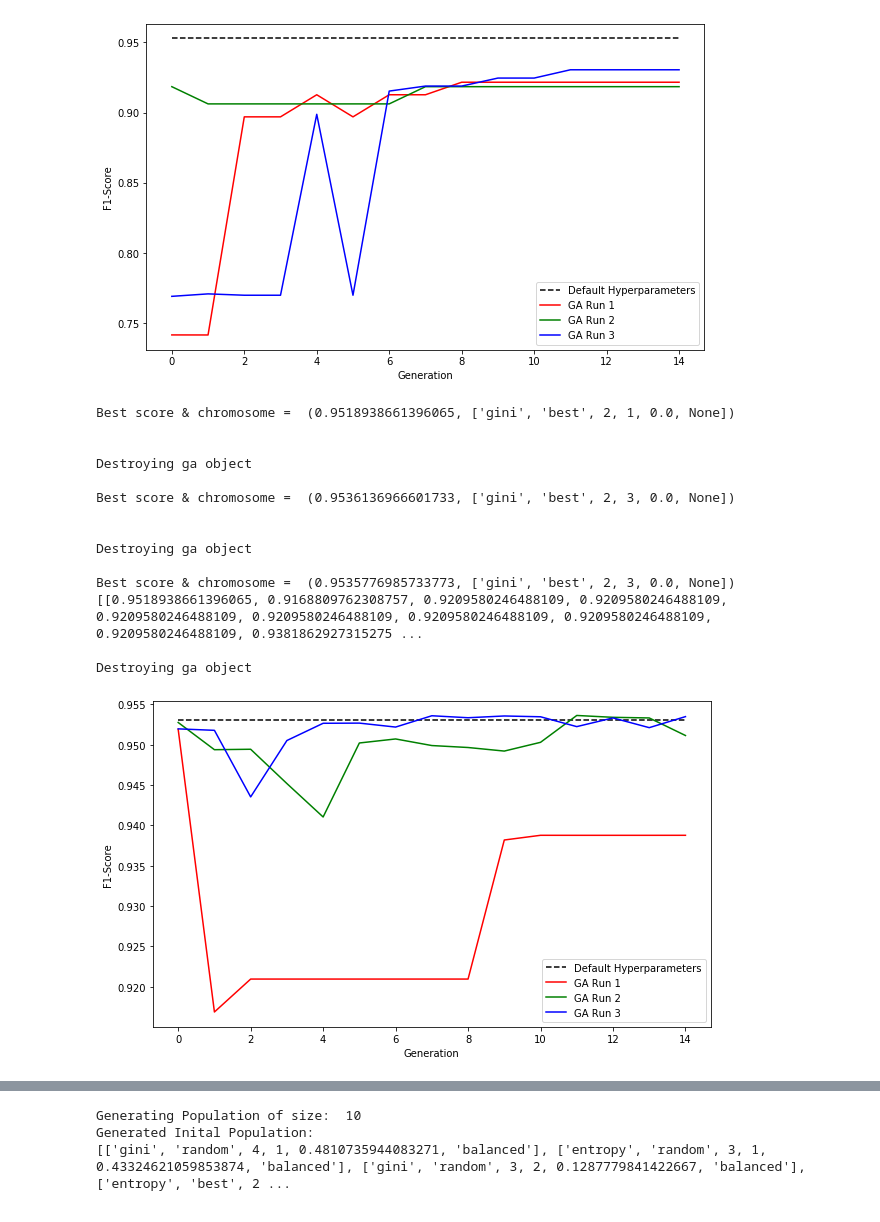
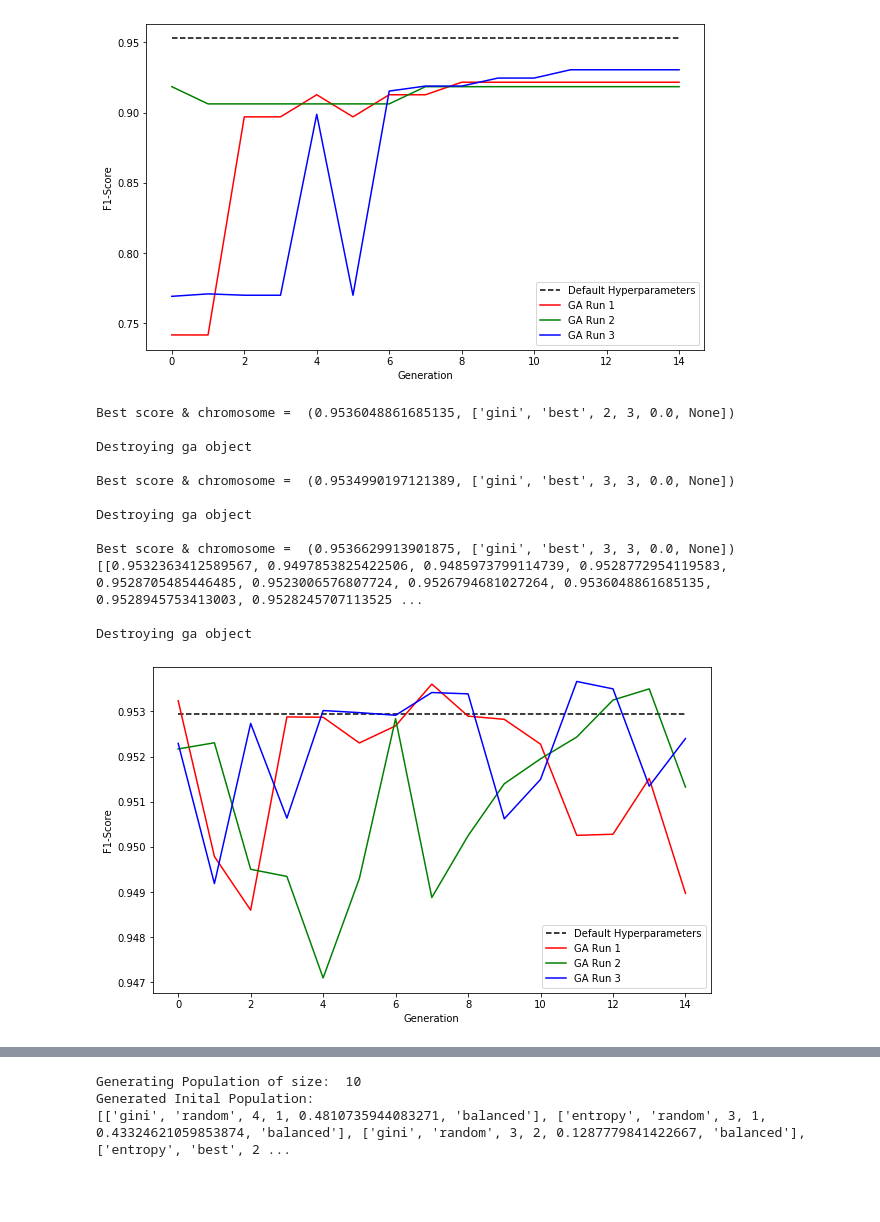
Before and after one commit to NorthOfNull/ML, a Jupyter notebook: Genetic Algorithm.ipynb, the cells around one changed output, grey strips where cells are left out. Cells and saved outputs as stored; diff of their text form; code cells hidden in the pictures.

```diff
--- a/Genetic Algorithm.ipynb
+++ b/Genetic Algorithm.ipynb
@@ -2,0 +8,27 @@ import kf_bio_optimisation_lib as kf_bio
+# %%
+# DECISION TREE CLASSIFIER GA RESULTS
+# Genetic Algorithm using 10 generations with a population size of 10 for each dataset
+# Each chromosome is evaluated with Stratified 10-fold Cross Validation and
+# uses Heuristic Inital Population Generation
+best_dataset_chromosomes = []
+
+for dataset_path in kf.dataset_path_list:
+    ga = kf_bio.kf_genetic_algorithm(classifier='DecisionTreeClassifier', dataset_path=dataset_path,
+                          population_size=10, generations=10, evaluation_method='cv', initial_pop_gen_method='heuristic',
+                          extended_dataset=False)
+
+    sorted_score_chromosome_list = ga.run()
+
+    best_score_chromosome = sorted_score_chromosome_list[0]
+    print("Best score & chromosome for dataset ", dataset_path, " =", best_score_chromosome)
+
+    # Get the best result from the 3 runs for this dataset
+    best_dataset_chromosomes.append(best_score_chromosome)
+
+    del ga, sorted_score_chromosome_list, best_score_chromosome
+
+print("BEST CHROMOSOME PERFORMERS = ")
+for c in best_dataset_chromosomes:
+    print(c)
+
+del ga
@@ -3,5 +136,5 @@ import kf_bio_optimisation_lib as kf_bio
 # %%
-# DECISION TREE CLASSIFIER GA RESULTS
+# RANDOM FOREST CLASSIFIER GA RESULTS
 # Genetic Algorithm using 10 generations with a population size of 10 for each dataset
 # Each chromosome is evaluated with Stratified 10-fold Cross Validation and
 # uses Heuristic Inital Population Generation
@@ -11,8 +144,9 @@ for dataset_path in kf.dataset_path_list:
     best_run_results = []
 
     for run in range(0, 3):
-        ga = kf_genetic_algorithm(classifier='DecisionTreeClassifier', dataset_path=dataset_path,
-                              population_size=10, generations=10, evaluation_method='cv', initial_pop_gen_method='heuristic')
+        ga = kf_bio.kf_genetic_algorithm(classifier='RandomForestClassifier', dataset_path=dataset_path,
+                              population_size=10, generations=10, evaluation_method='cv',
+                              initial_pop_gen_method='heuristic', extended_dataset=False)
 
         sorted_score_chromosome_list = ga.run()
 
@@ -20,6 +154,7 @@ for dataset_path in kf.dataset_path_list:
         print("Best score & chromosome for run ", run + 1, " =", best_score_chromosome)
 
         best_run_results.append(best_score_chromosome)
+        del ga
 
 
     best_run_results = sorted(best_run_results, key=lambda x: x[0], reverse=True)
@@ -130,7 +215,7 @@ dataset_path = "../Datasets/ISOT Botnet 2010/Pre-processed/isot_botnet.csv"
 run_results = []
 
 for run in range(0, 3):
-    ga = kf_genetic_algorithm(classifier='DecisionTreeClassifier', dataset_path=dataset_path,
+    ga = kf_bio.kf_genetic_algorithm(classifier='DecisionTreeClassifier', dataset_path=dataset_path,
                           population_size=10, generations=15, evaluation_method='cv', initial_pop_gen_method='random')
 
     sorted_score_chromosome_list = ga.run()
@@ -176,48 +261,47 @@ Destroying ga object
 # Generations = 10
 # Chromosome Evaluation Method = Cross Validation (cv)
 # Initial Population Generation Method = Heuristic
+import matplotlib.pyplot as plt
 dataset_path = "../Datasets/ISOT Botnet 2010/Pre-processed/isot_botnet.csv"
-
 run_results = []
 
 for run in range(0, 3):
-    ga = kf_genetic_algorithm(classifier='DecisionTreeClassifier', dataset_path=dataset_path,
-                          population_size=10, generations=15, evaluation_method='cv', initial_pop_gen_method='heuristic')
+    ga = kf_bio.kf_genetic_algorithm(classifier='DecisionTreeClassifier', dataset_path=dataset_path,
+                          population_size=10, generations=15, evaluation_method='cv',
+                          initial_pop_gen_method='heuristic', extended_dataset=False)
 
     sorted_score_chromosome_list = ga.run()
 
     best_score_chromosome = sorted_score_chromosome_list[0]
     print("Best score & chromosome = ", best_score_chromosome)
 
     scores = ga.best_generation_fitness_scores
     run_results.append(scores)
 
 #print(baseline)
 print(run_results)
 
 plt.figure(figsize=(10,6))
 plt.xlabel('Generation')
 plt.ylabel('F1-Score')
 plt.plot(baseline, c='k', linestyle='--', label='Default Hyperparameters')
 plt.plot(run_results[0], c='r', label='GA Run 1')
 plt.plot(run_results[1], c='g', label='GA Run 2')
 plt.plot(run_results[2], c='b', label='GA Run 3')
 plt.legend(loc='lower right')
 
 del ga
 # %% [output]
-Best score & chromosome =  (0.9518938661396065, ['gini', 'best', 2, 1, 0.0, None])
-
+Best score & chromosome =  (0.9536048861685135, ['gini', 'best', 2, 3, 0.0, None])
 
 Destroying ga object
 
-Best score & chromosome =  (0.9536136966601733, ['gini', 'best', 2, 3, 0.0, None])
-
+Best score & chromosome =  (0.9534990197121389, ['gini', 'best', 3, 3, 0.0, None])
 
 Destroying ga object
 
-Best score & chromosome =  (0.9535776985733773, ['gini', 'best', 2, 3, 0.0, None])
-[[0.9518938661396065, 0.9168809762308757, 0.9209580246488109, 0.9209580246488109, 0.9209580246488109, 0.9209580246488109, 0.9209580246488109, 0.9209580246488109, 0.9209580246488109, 0.9381862927315275 ...
+Best score & chromosome =  (0.9536629913901875, ['gini', 'best', 3, 3, 0.0, None])
+[[0.9532363412589567, 0.9497853825422506, 0.9485973799114739, 0.9528772954119583, 0.9528705485446485, 0.9523006576807724, 0.9526794681027264, 0.9536048861685135, 0.9528945753413003, 0.9528245707113525 ...
 
 Destroying ga object
-[figure, old version]
+[figure, new version]
```
Also changed, not shown: parts of 12 cells of this notebook, 6 other files.
